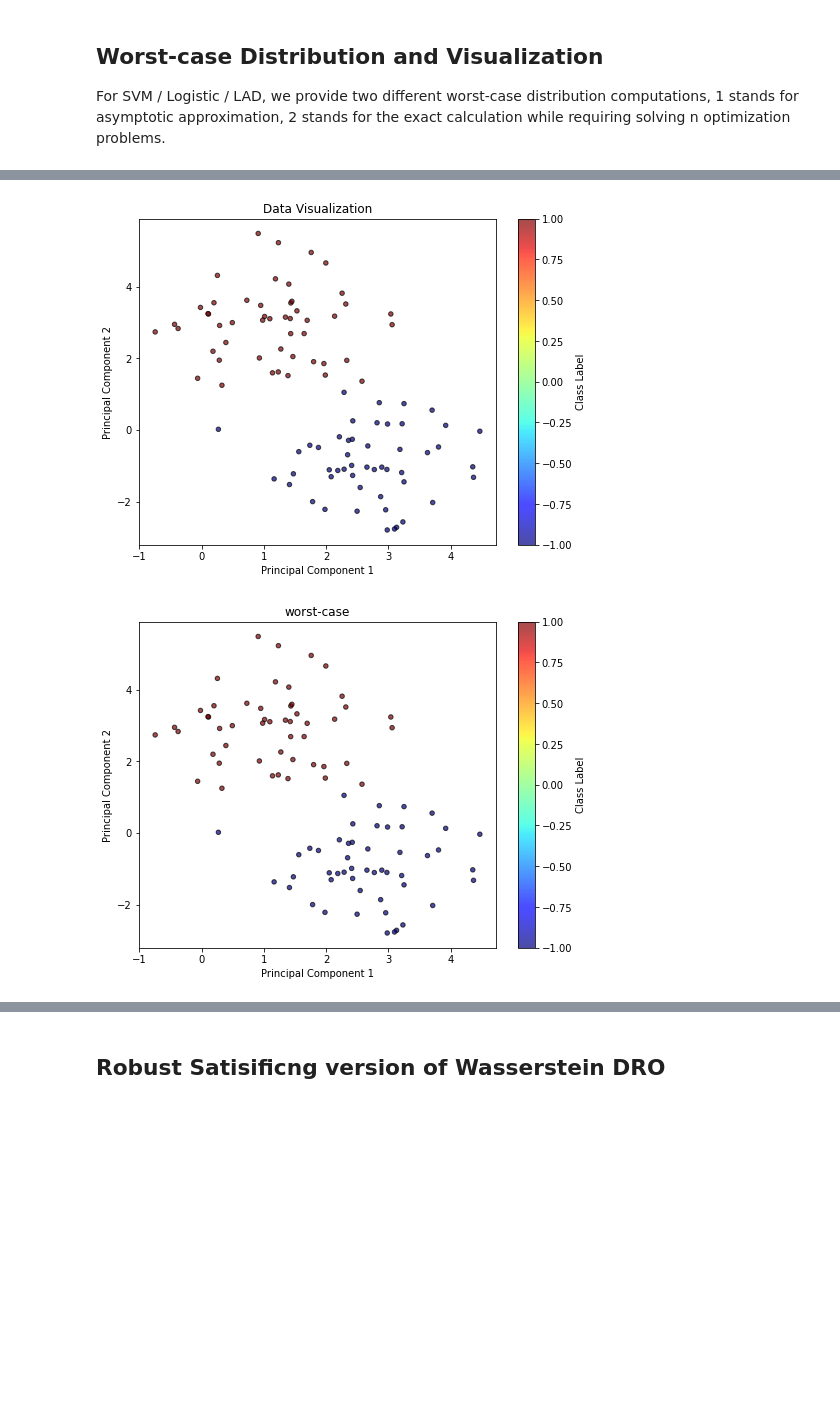
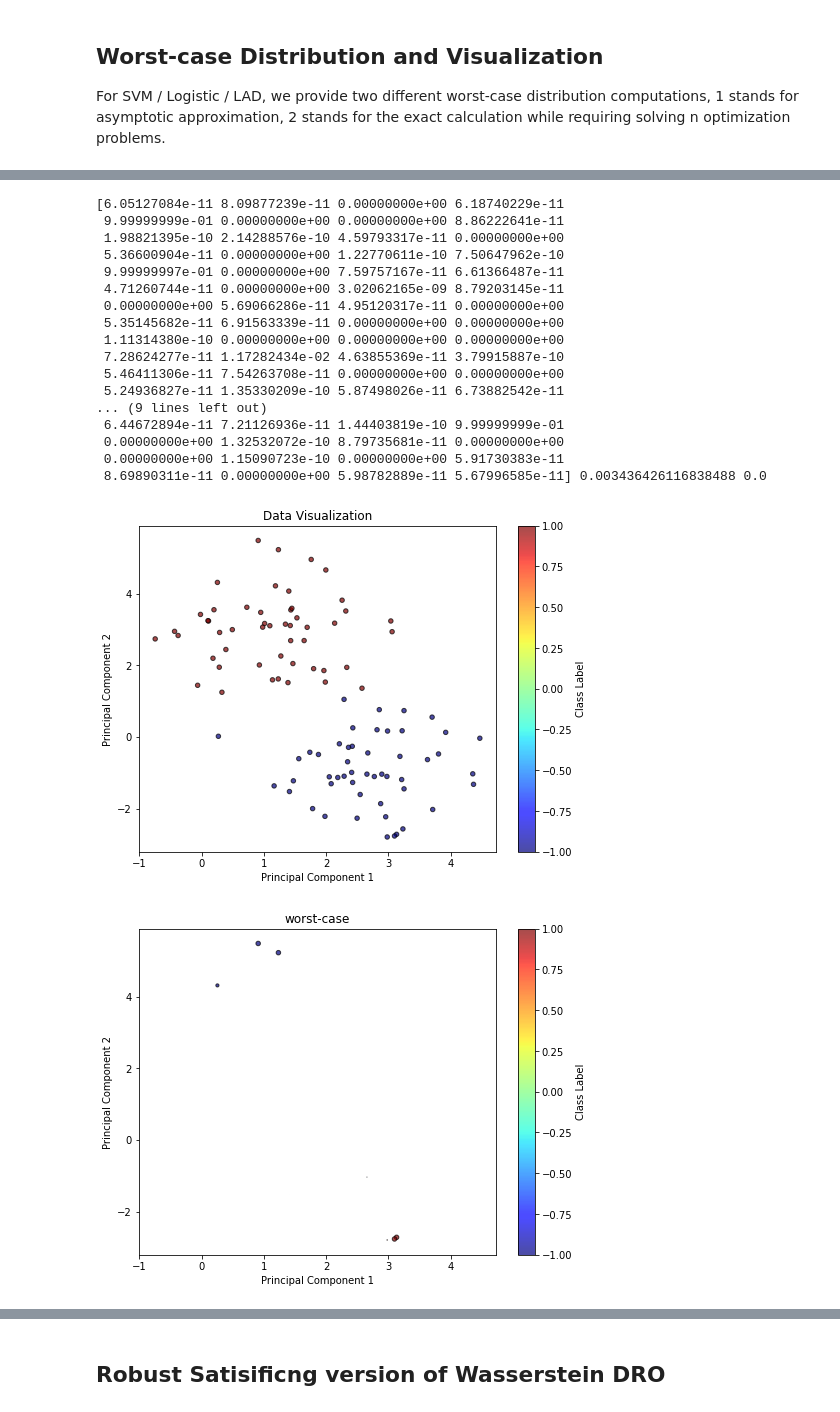
Before and after one commit to namkoong-lab/dro, a Jupyter notebook: docs/examples/WassersteinDRO_tutorial.ipynb, the cells around one changed output, grey strips where cells are left out. Cells and saved outputs as stored; diff of their text form; code cells hidden in the pictures; blank space fills up the shorter version.

```diff
--- a/docs/examples/WassersteinDRO_tutorial.ipynb
+++ b/docs/examples/WassersteinDRO_tutorial.ipynb
@@ -22,8 +24,7 @@ X, y = classification_basic(d = 2, num_samples = 100, radius = 3, visualize = Fa
 ## Model Fit
 Recall $X$ being the feature and $Y$ being the outcome, we allow both $Y = \theta^{\top}X$ and $Y = \theta^{\top}X + b$ by setting ``fit_intercept`` (default = True).
 # %%
-clf_model1 = WassersteinDRO(input_dim = 2, model_type = 'svm')
-clf_model1.fit_intercept = False
-clf_model1.update({'eps': 1, 'p': 'inf', 'kappa': 10})
+clf_model1 = WassersteinDRO(input_dim = 2, model_type = 'logistic')
+clf_model1.update({'eps': 0.1, 'kappa': 'inf'})
 clf_model1.fit(X, y)
 # %% [output]
@@ -34,7 +44,26 @@ For SVM / Logistic / LAD, we provide two different worst-case distribution compu
 # %%
-worst_case_log = clf_model1.worst_distribution(X, y, 2)
+clf_model1.update({'eps': 0.1, 'kappa': 2})
+
+worst_case_log = clf_model1.worst_distribution(X, y, 'asymp', 0.01)
 draw_classification(X, y)
-draw_classification(worst_case_log['sample_pts'][0], worst_case_log['sample_pts'][1], weight = worst_case_log['weight'], title = 'worst-case')
+draw_classification(worst_case_log['sample_pts'][0][100:], worst_case_log['sample_pts'][1][100:], weight = worst_case_log['weight'][100:], title = 'worst-case', scale = 20)
 # %% [output]
+[6.05127084e-11 8.09877239e-11 0.00000000e+00 6.18740229e-11
+ 9.99999999e-01 0.00000000e+00 0.00000000e+00 8.86222641e-11
+ 1.98821395e-10 2.14288576e-10 4.59793317e-11 0.00000000e+00
+ 5.36600904e-11 0.00000000e+00 1.22770611e-10 7.50647962e-10
+ 9.99999997e-01 0.00000000e+00 7.59757167e-11 6.61366487e-11
+ 4.71260744e-11 0.00000000e+00 3.02062165e-09 8.79203145e-11
+ 0.00000000e+00 5.69066286e-11 4.95120317e-11 0.00000000e+00
+ 5.35145682e-11 6.91563339e-11 0.00000000e+00 0.00000000e+00
+ 1.11314380e-10 0.00000000e+00 0.00000000e+00 0.00000000e+00
+ 7.28624277e-11 1.17282434e-02 4.63855369e-11 3.79915887e-10
+ 5.46411306e-11 7.54263708e-11 0.00000000e+00 0.00000000e+00
+ 5.24936827e-11 1.35330209e-10 5.87498026e-11 6.73882542e-11
+... (9 lines left out)
+ 6.44672894e-11 7.21126936e-11 1.44403819e-10 9.99999999e-01
+ 0.00000000e+00 1.32532072e-10 8.79735681e-11 0.00000000e+00
+ 0.00000000e+00 1.15090723e-10 0.00000000e+00 5.91730383e-11
+ 8.69890311e-11 0.00000000e+00 5.98782889e-11 5.67996585e-11] 0.003436426116838488 0.0
 [figure]
-[figure, old version]
+[figure, new version]
```
Also changed, not shown: parts of 9 cells of this notebook, 1 other file.
